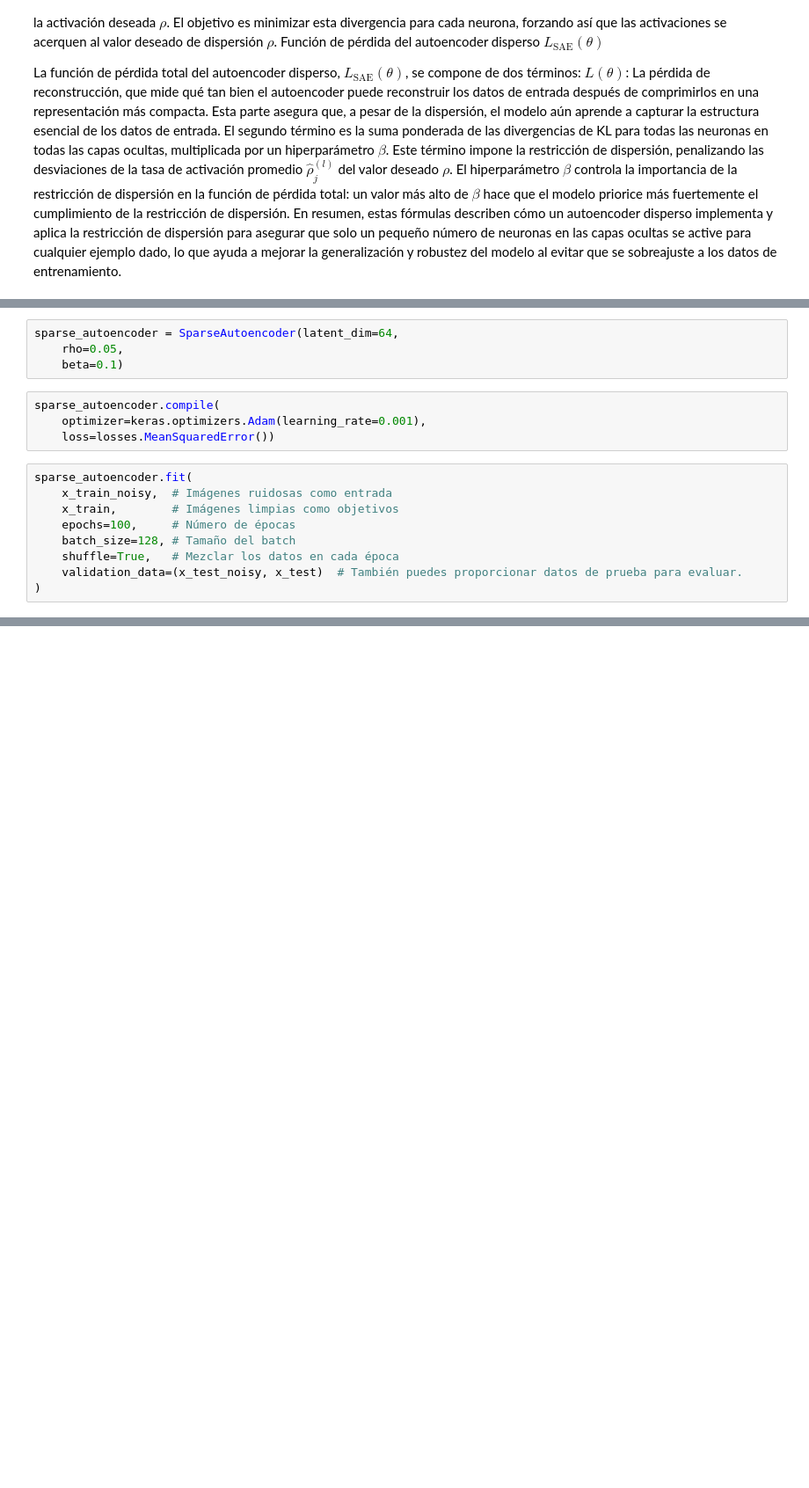
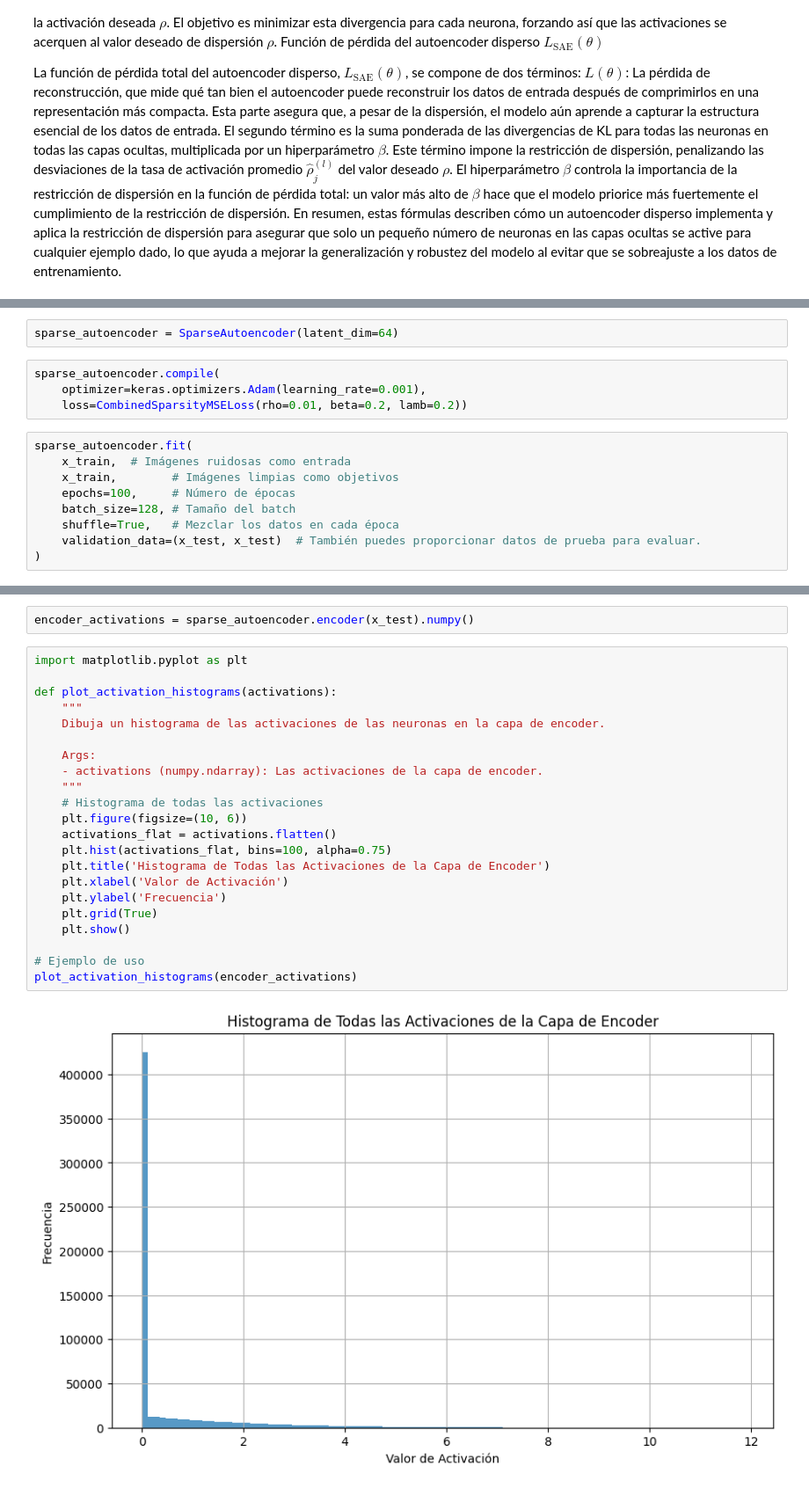
Before and after one commit to ander-db/deep-learning-from-scratch, a Jupyter notebook: autoencoder/Autoencoder.ipynb, the cells around one changed output, grey strips where cells are left out. Shown at 88% size. Saved outputs shown, nothing was run; the diff lists cells and outputs as text; blank space fills up the shorter version.

Commit message:
feat: Sparse autoencoder Mnist

```diff
--- a/autoencoder/Autoencoder.ipynb
+++ b/autoencoder/Autoencoder.ipynb
@@ -284,19 +354,17 @@ class SparseAutoencoder(Model):
 # %%
-sparse_autoencoder = SparseAutoencoder(latent_dim=64,
-    rho=0.05,
-    beta=0.1)
+sparse_autoencoder = SparseAutoencoder(latent_dim=64)
 # %%
 sparse_autoencoder.compile(
     optimizer=keras.optimizers.Adam(learning_rate=0.001),
-    loss=losses.MeanSquaredError())
+    loss=CombinedSparsityMSELoss(rho=0.01, beta=0.2, lamb=0.2))
 # %%
 sparse_autoencoder.fit(
-    x_train_noisy,  # Imágenes ruidosas como entrada
+    x_train,  # Imágenes ruidosas como entrada
     x_train,        # Imágenes limpias como objetivos
     epochs=100,     # Número de épocas
     batch_size=128, # Tamaño del batch
     shuffle=True,   # Mezclar los datos en cada época
-    validation_data=(x_test_noisy, x_test)  # También puedes proporcionar datos de prueba para evaluar.
+    validation_data=(x_test, x_test)  # También puedes proporcionar datos de prueba para evaluar.
 )
 # %% [output]
 Epoch 1/100
@@ -308,0 +388,26 @@ ValueError: in user code:
+# %%
+encoder_activations = sparse_autoencoder.encoder(x_test).numpy()
+# %%
+import matplotlib.pyplot as plt
+
+def plot_activation_histograms(activations):
+    """
+    Dibuja un histograma de las activaciones de las neuronas en la capa de encoder.
+
+    Args:
+    - activations (numpy.ndarray): Las activaciones de la capa de encoder.
+    """
+    # Histograma de todas las activaciones
+    plt.figure(figsize=(10, 6))
+    activations_flat = activations.flatten()
+    plt.hist(activations_flat, bins=100, alpha=0.75)
+    plt.title('Histograma de Todas las Activaciones de la Capa de Encoder')
+    plt.xlabel('Valor de Activación')
+    plt.ylabel('Frecuencia')
+    plt.grid(True)
+    plt.show()
+
+# Ejemplo de uso
+plot_activation_histograms(encoder_activations)
+# %% [output]
+[figure, added]
```
Also changed, not shown: parts of 13 cells of this notebook.
